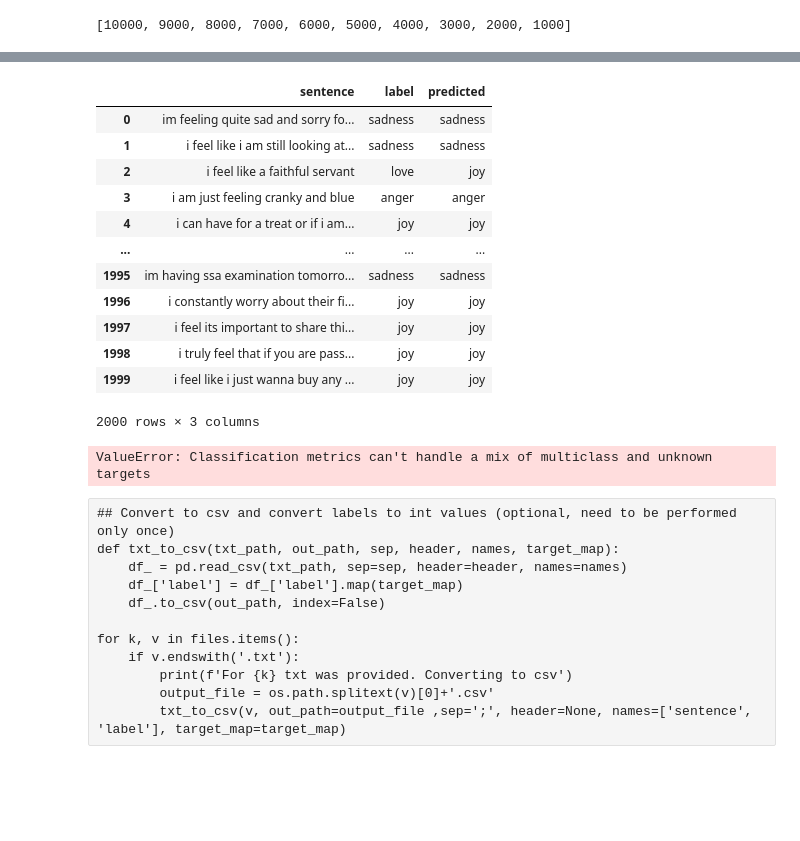
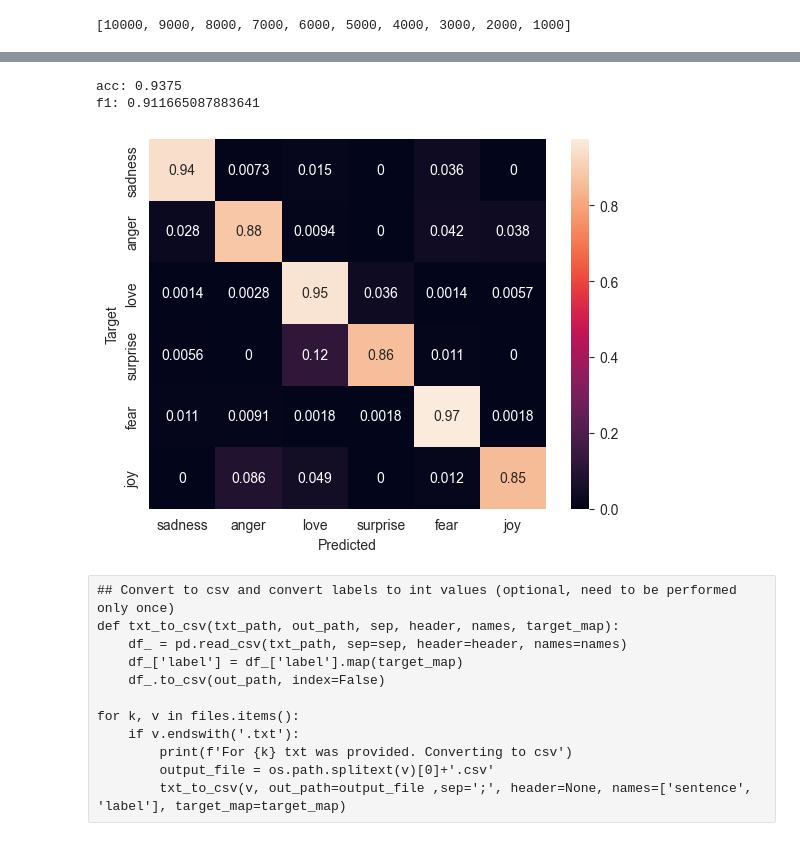
Before and after one commit to japarty/looptune, a Jupyter notebook: Finetuning with Trainer and text-classification model validation.ipynb, the cells around one changed output, grey strips where cells are left out. Drawn from its saved outputs; the diff is of its cells as text; code cells hidden in the pictures; blank space fills up the shorter version.

```diff
--- a/Finetuning with Trainer and text-classification model validation.ipynb
+++ b/Finetuning with Trainer and text-classification model validation.ipynb
@@ -39,6 +39,7 @@ for k,v in files.items():
     ds_dict[k] = pd.read_csv(v, sep=';', header=None, names=['sentence', 'label'])
 
 target_map = {k:i for i,k in enumerate(ds_dict['train']['label'].unique())}
+reversed_target_map = {v:k for k, v in target_map.items()}
 print(target_map)
 
 for k,v in ds_dict.items():
@@ -229,41 +251,25 @@ classifier.save_pretrained(f'{trained_model_path}/pipeline')
 # %%
-pred_val = classifier(ds['validate']['sentence'])
-
-ds_dict['validate']['predicted'] = [i['label'] for i in pred_val]
-ds_dict['validate']['label'] = ds_dict['validate']['label'].map({v:k for k, v in target_map.items()})
-
-ds_dict['validate'].to_csv(f'{trained_model_path}/validated.csv', index=False)
-
-ds_dict['validate']
+validated_df = ds_dict['validate'].copy(deep=True)
+validated_df['predicted'] = [i['label'] for i in pred_val]
+validated_df['label'] = validated_df['label'].map(reversed_target_map)
+validated_df.to_csv(f'{trained_model_path}/validated.csv', index=False)
-# %% [output]
-|  | sentence | label | predicted |
-| 0 | im feeling quite sad and sorry fo... | sadness | sadness |
-| 1 | i feel like i am still looking at... | sadness | sadness |
-| 2 | i feel like a faithful servant | love | joy |
-| 3 | i am just feeling cranky and blue | anger | anger |
-| 4 | i can have for a treat or if i am... | joy | joy |
-| ... | ... | ... | ... |
-| 1995 | im having ssa examination tomorro... | sadness | sadness |
-| 1996 | i constantly worry about their fi... | joy | joy |
-| 1997 | i feel its important to share thi... | joy | joy |
-| 1998 | i truly feel that if you are pass... | joy | joy |
-| 1999 | i feel like i just wanna buy any ... | joy | joy |
-2000 rows × 3 columns
 # %%
-print("acc:", accuracy_score(ds['validate']['label'], pred_val))
-print("f1:", f1_score(ds['validate']['label'], pred_val, average='macro'))
+print("acc:", accuracy_score(validated_df['label'], validated_df['predicted']))
+print("f1:", f1_score(validated_df['label'], validated_df['predicted'], average='macro'))
 
 def plot_cm(cm):
     classes = list(target_map.keys())
     df_cm = pd.DataFrame(cm, index=classes, columns=classes)
     ax = sn.heatmap(df_cm, annot=True, fmt='.2g')
     ax.set_xlabel("Predicted")
     ax.set_ylabel("Target")
 
-cm = confusion_matrix(ds['validate']['label'], pred_val, normalize='true')
+cm = confusion_matrix(validated_df['label'], validated_df['predicted'], normalize='true')
 plot_cm(cm)
 # %% [output]
-ValueError: Classification metrics can't handle a mix of multiclass and unknown targets
+acc: 0.9375
+f1: 0.911665087883641
+[figure, added]
 # %% [raw]
 ## Convert to csv and convert labels to int values (optional, need to be performed only once)
 def txt_to_csv(txt_path, out_path, sep, header, names, target_map):
```
Also changed, not shown: parts of 3 cells of this notebook.
